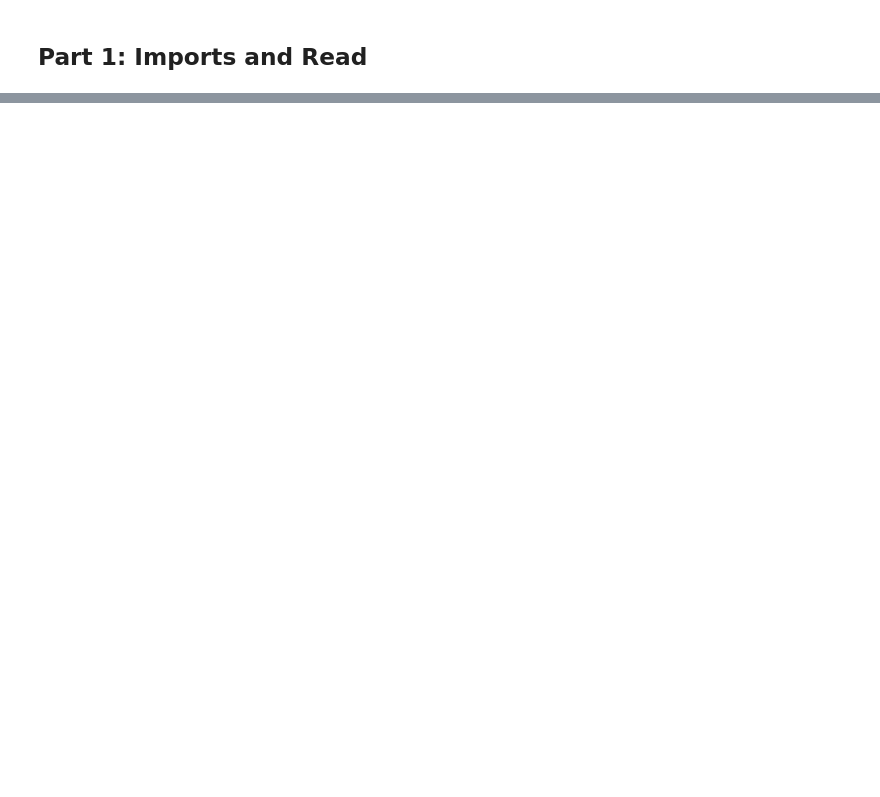
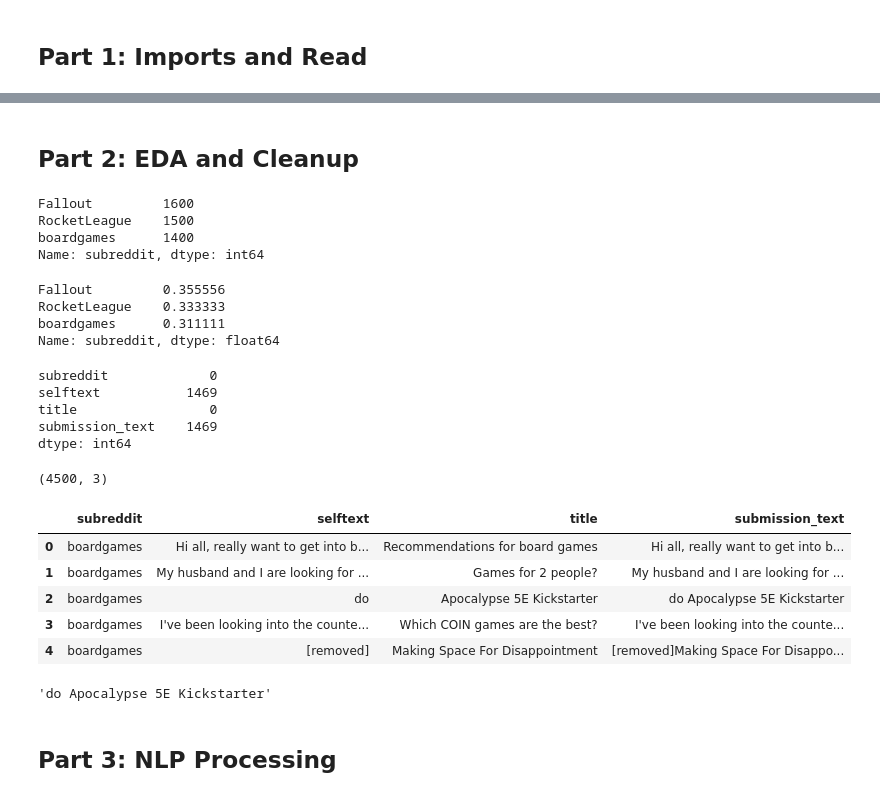
Before and after one commit to lbandari/GA_NLP_Project, a Jupyter notebook: 02_NLP.ipynb, the cells around one changed output, grey strips where cells are left out. Cells and saved outputs as stored; diff of their text form; code cells hidden in the pictures; blank space fills up the shorter version.

```diff
--- a/02_NLP.ipynb
+++ b/02_NLP.ipynb
@@ -8,3 +8,7 @@
 import pandas as pd
 import requests
 import matplotlib.pyplot as plt
+from nltk import sent_tokenize, word_tokenize, RegexpTokenizer
+
+
+pd.set_option('display.max_colwidth', None)
@@ -21,0 +15,6 @@ Please refer to Ames Presentation.pdf for the final presentation.
+# %%
+#read the csv created
+reddit_df = pd.read_csv("./datasets/reddit4500.csv")
+#dropping unnamed column
+reddit_df.drop(columns = 'Unnamed: 0', inplace=True)
+reddit_df.head()
@@ -21,0 +28,52 @@ Please refer to Ames Presentation.pdf for the final presentation.
+# %% [markdown]
+## Part 2: EDA and Cleanup
+# %%
+#Get value counts on our y value.
+reddit_df['subreddit'].value_counts()
+# %% [output]
+Fallout         1600
+RocketLeague    1500
+boardgames      1400
+Name: subreddit, dtype: int64
+# %%
+#check the value counts normalize
+reddit_df['subreddit'].value_counts(normalize=True)
+# %% [output]
+Fallout         0.355556
+RocketLeague    0.333333
+boardgames      0.311111
+Name: subreddit, dtype: float64
+# %%
+#look for nulls in all the columns
+reddit_df.isnull().sum()
+# %% [output]
+subreddit             0
+selftext           1469
+title                 0
+submission_text    1469
+dtype: int64
+# %%
+reddit_df.shape
+# %% [output]
+(4500, 3)
+# %%
+#replacing nulls in selftext with do as it is stop word
+reddit_df['selftext'].fillna("do ", inplace=True)
+# %%
+#combining selftext and title so we can consider title as part of the features
+reddit_df["submission_text"] = reddit_df["selftext"] + reddit_df["title"]
+# %%
+reddit_df.head()
+# %% [output]
+|  | subreddit | selftext | title | submission_text |
+| 0 | boardgames | Hi all, really want to get into b... | Recommendations for board games | Hi all, really want to get into b... |
+| 1 | boardgames | My husband and I are looking for ... | Games for 2 people? | My husband and I are looking for ... |
+| 2 | boardgames | do | Apocalypse 5E Kickstarter | do Apocalypse 5E Kickstarter |
+| 3 | boardgames | I've been looking into the counte... | Which COIN games are the best? | I've been looking into the counte... |
+| 4 | boardgames | [removed] | Making Space For Disappointment | [removed]Making Space For Disappo... |
+# %%
+reddit_df["submission_text"][2]
+# %% [output]
+'do Apocalypse 5E Kickstarter'
+# %% [markdown]
+## Part 3: NLP Processing
```
Also changed, not shown: parts of 15 cells of this notebook, 4 other files.
